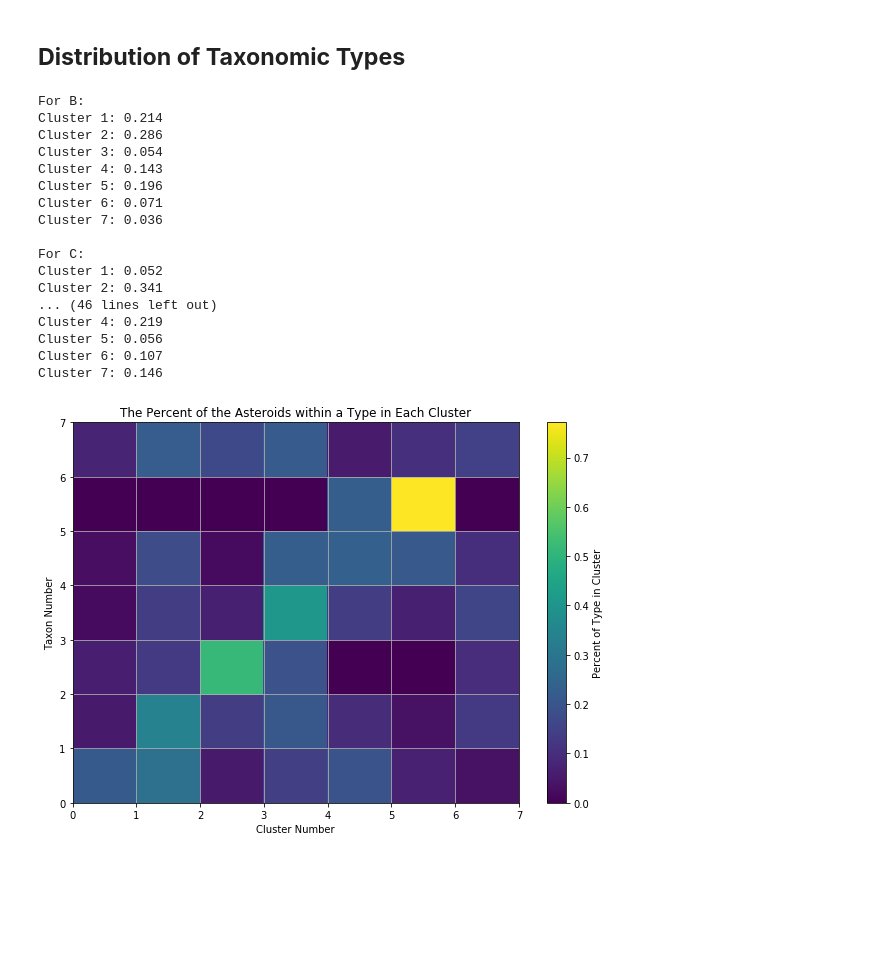
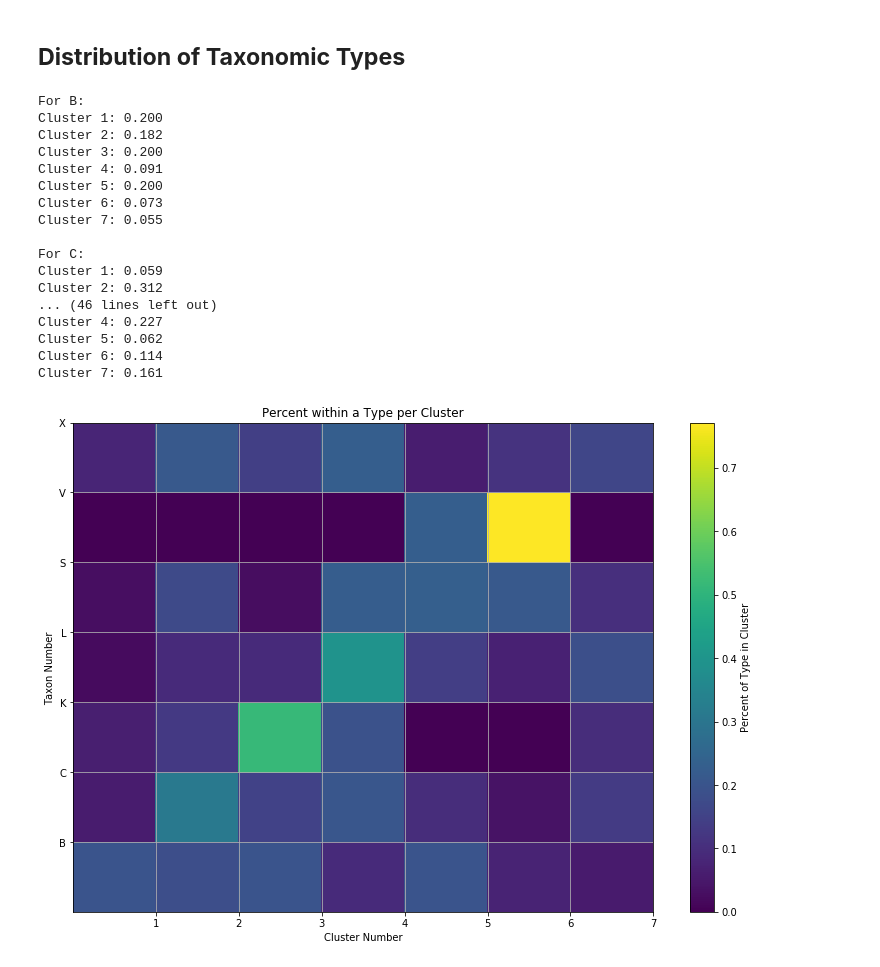
Before and after one commit to ZachGermain/Asteroid_Clustering, a Jupyter notebook: Code/Asteroid_Clustering_Project.ipynb, the cells around one changed output. Drawn from its saved outputs; the diff is of its cells as text; code cells hidden in the pictures; blank space fills up the shorter version.

```diff
--- a/Code/Asteroid_Clustering_Project.ipynb
+++ b/Code/Asteroid_Clustering_Project.ipynb
@@ -11,7 +11,8 @@ from sklearn import cluster
 # %% [markdown]
 # **Data Opening and Preprocessing**
 # %%
-astDf = pd.read_csv("https://raw.githubusercontent.com/ZachGermain/DSPS_zgermain/master/EC_Project/asteroidsBelt.csv")
+#astDf = pd.read_csv("https://raw.githubusercontent.com/ZachGermain/Asteroid_Clustering/master/Data/asteroidsBelt.csv") #Whole belt by JPL
+astDf = pd.read_csv("https://raw.githubusercontent.com/ZachGermain/Asteroid_Clustering/master/Data/asteroidsMainBelt.csv") #Main belt by JPL
 astDf = astDf.set_index('id')
 astDf.head()
 # %% [output]
@@ -390,29 +396,31 @@ for taxon, taxonNum in zip(np.unique(taxonomy.spec_B), range(0, numClusters)):
   print("")
 # %% [output]
 For B:
-Cluster 1: 0.214
-Cluster 2: 0.286
-Cluster 3: 0.054
-Cluster 4: 0.143
-Cluster 5: 0.196
-Cluster 6: 0.071
-Cluster 7: 0.036
+Cluster 1: 0.200
+Cluster 2: 0.182
+Cluster 3: 0.200
+Cluster 4: 0.091
+Cluster 5: 0.200
+Cluster 6: 0.073
+Cluster 7: 0.055
 
 For C:
-Cluster 1: 0.052
-Cluster 2: 0.341
+Cluster 1: 0.059
+Cluster 2: 0.312
 ... (46 lines left out)
-Cluster 4: 0.219
-Cluster 5: 0.056
-Cluster 6: 0.107
-Cluster 7: 0.146
+Cluster 4: 0.227
+Cluster 5: 0.062
+Cluster 6: 0.114
+Cluster 7: 0.161
 # %%
-ax = pl.figure(figsize = (10, 7))
+ax = pl.figure(figsize = (13, 9))
 pl.pcolor(taxonArr, vmin = 0, vmax = np.max(taxonArr))
-pl.title("The Percent of the Asteroids within a Type in Each Cluster")
+pl.title("Percent within a Type per Cluster")
 pl.colorbar(label = "Percent of Type in Cluster")
 pl.xlabel("Cluster Number")
+pl.xticks(np.arange(1, numClusters + 1))
 pl.ylabel("Taxon Number")
+pl.yticks(np.arange(1, numClusters + 1), labels = np.unique(taxonomy.spec_B))
 pl.grid();
 # %% [output]
-[figure, old version]
+[figure, new version]
```
Also changed, not shown: parts of 24 cells of this notebook.
